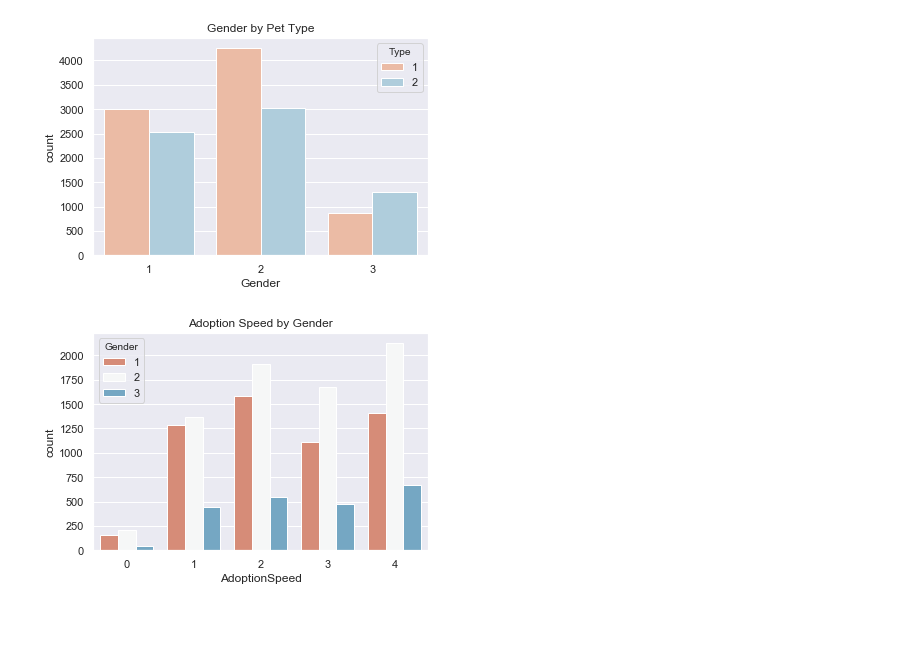
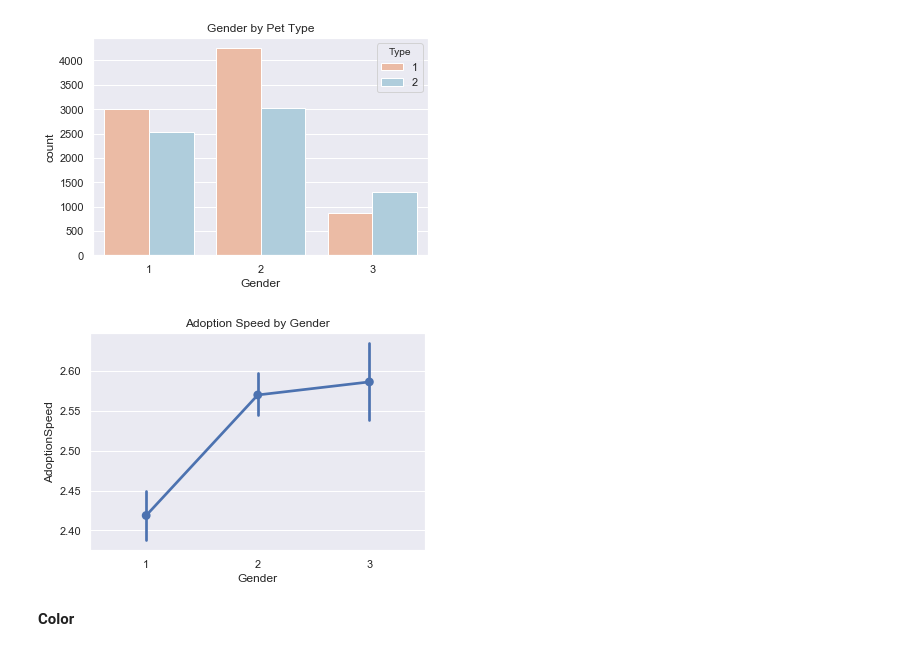
Before and after one commit to dujiaying/ml_final, a Jupyter notebook: eda.ipynb, the cells around one changed output. Saved outputs shown, nothing was run; the diff lists cells and outputs as text; code cells hidden in the pictures; blank space fills up the shorter version.

```diff
--- a/eda.ipynb
+++ b/eda.ipynb
@@ -247,0 +293,3 @@ breed
+# %%
+# create a feature for pure breed
+df['PureBreed'] = df.Breed2.apply(lambda x: 1 if x==0 else 0)
@@ -264,8 +337,10 @@ plt.show()
 # %% [output]
 [figure]
 # %%
-sns.countplot(df.AdoptionSpeed, hue=df.Gender, palette='RdBu')
+sns.pointplot(df.Gender, df.AdoptionSpeed)
 plt.title('Adoption Speed by Gender')
 plt.show()
 # %% [output]
-[figure, old version]
+[figure, new version]
+# %% [markdown]
+<b> Color
```
Also changed, not shown: parts of 114 cells of this notebook.
